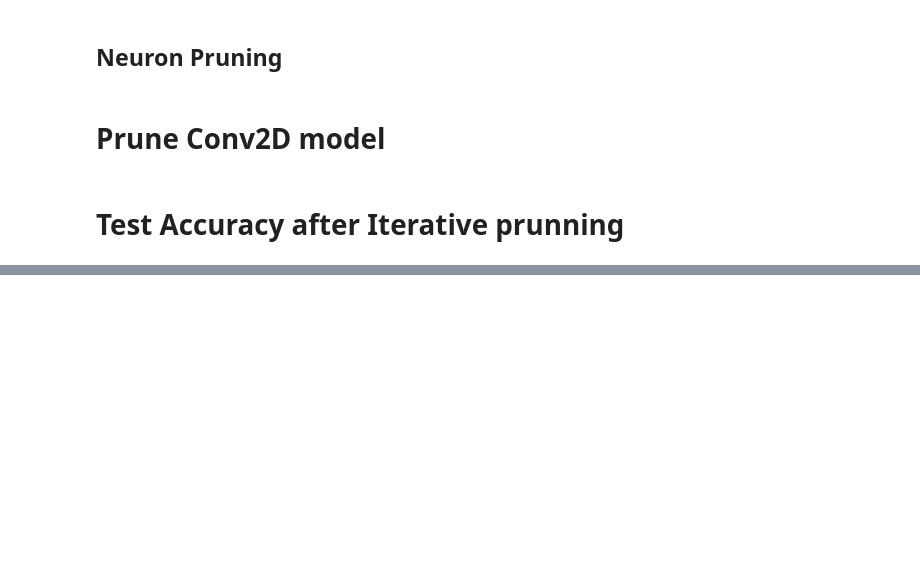
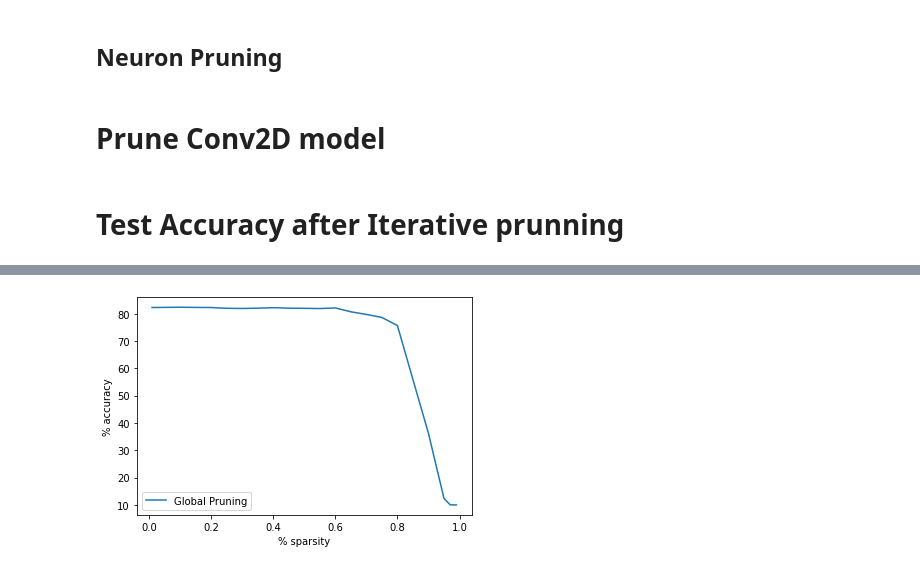
Before and after one commit to akashdeepjassal/Pruning, a Jupyter notebook: Prune_Fashion_MNist.ipynb, the cells around one changed output, grey strips where cells are left out. Saved outputs shown, nothing was run; the diff lists cells and outputs as text; code cells hidden in the pictures; blank space fills up the shorter version.

```diff
--- a/Prune_Fashion_MNist.ipynb
+++ b/Prune_Fashion_MNist.ipynb
@@ -626,3 +626,31 @@ prune.global_unstructured(
 )
 initial_accuracy = test_accuracy(new_model2, testloader, criterion)
 print(initial_accuracy)
+# %%
+prune_percentage = [0.01,0.10, 0.15, 0.20, 0.25, 0.30, 0.35, 0.40, 0.45, 0.50, 0.55, 0.60, 0.65, 0.70, 0.75, 0.80, 0.90, 0.95, 0.97, 0.99]
+index=[x for x in range(len(prune_percentage))]
+accuracies_wp = []
+accuracies_np = []
+
+for k in prune_percentage:
+    # model = MyNet()
+    # model.load_state_dict(torch.load('model1.pt'))
+    new_model2= MyNet().to(device=device)
+    new_model2.load_state_dict(torch.load('model1.pt'))
+    model=new_model2
+    weights = model.state_dict()
+    parameters_to_prune = (
+    (model.conv1, 'weight'),
+    (model.conv2, 'weight'),
+    (model.fc1, 'weight'),
+    (model.fc2, 'weight'),
+    # (model.fc3, 'weight'),
+    )
+    prune.global_unstructured(
+    parameters_to_prune,
+    pruning_method=prune.L1Unstructured,
+    amount=k,
+    )
+    initial_accuracy = test_accuracy(model, testloader, criterion)
+    print(k,":",initial_accuracy)
+    accuracies_np.append(test_accuracy(model, testloader, criterion))
@@ -628,0 +678,12 @@ print(initial_accuracy)
+# %%
+# Plot the sparsity vs accuracy graph
+
+import matplotlib.pyplot as plt
+plt.plot(prune_percentage, accuracies_np, label='Global Pruning')
+# plt.plot(prune_percentage, accuracies_wp, label='Weight Pruning')
+plt.legend(loc='best')
+plt.xlabel('% sparsity')
+plt.ylabel('% accuracy')
+plt.show()
+# %% [output]
+[figure, added]
```
Also changed, not shown: parts of 4 cells of this notebook.
